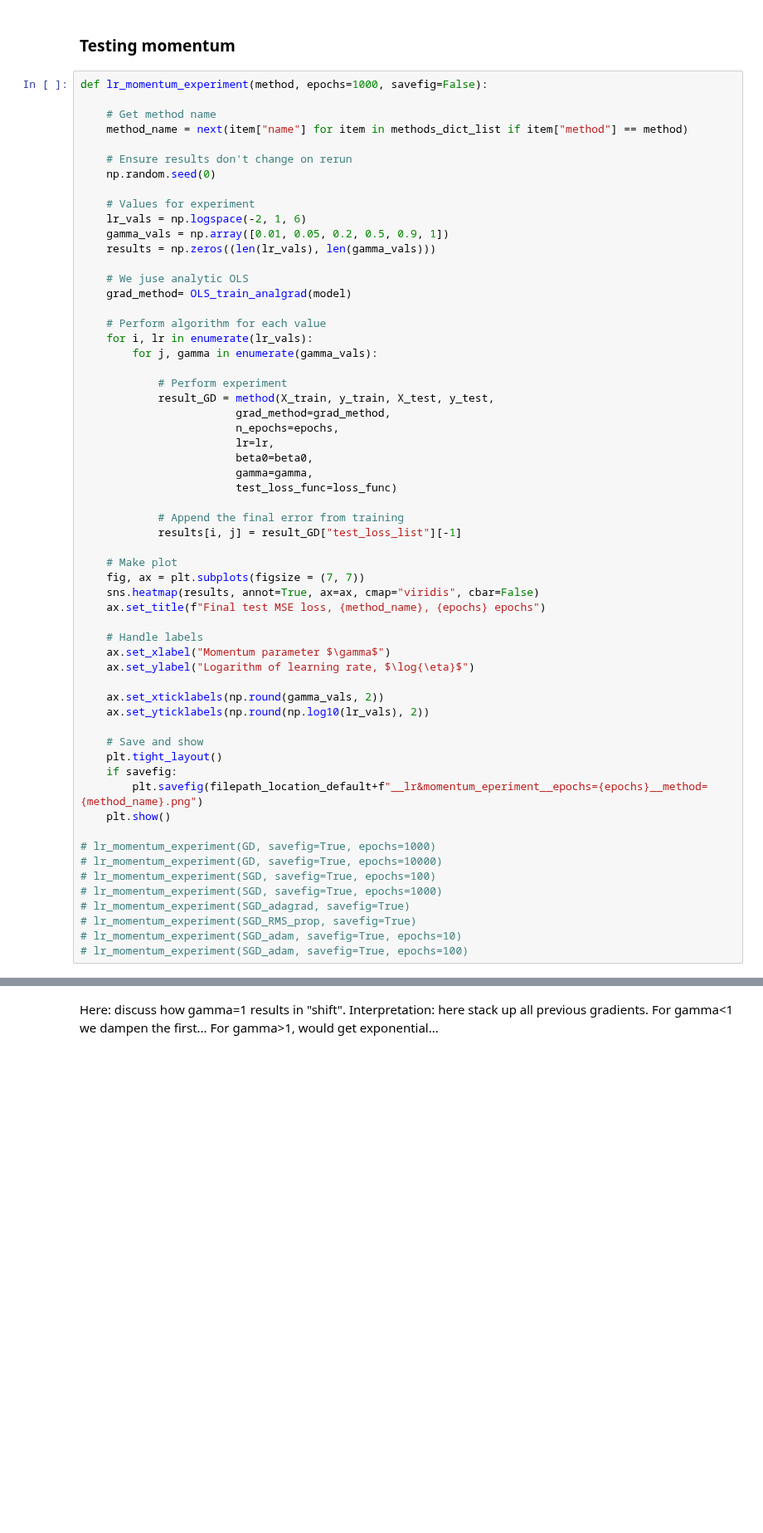
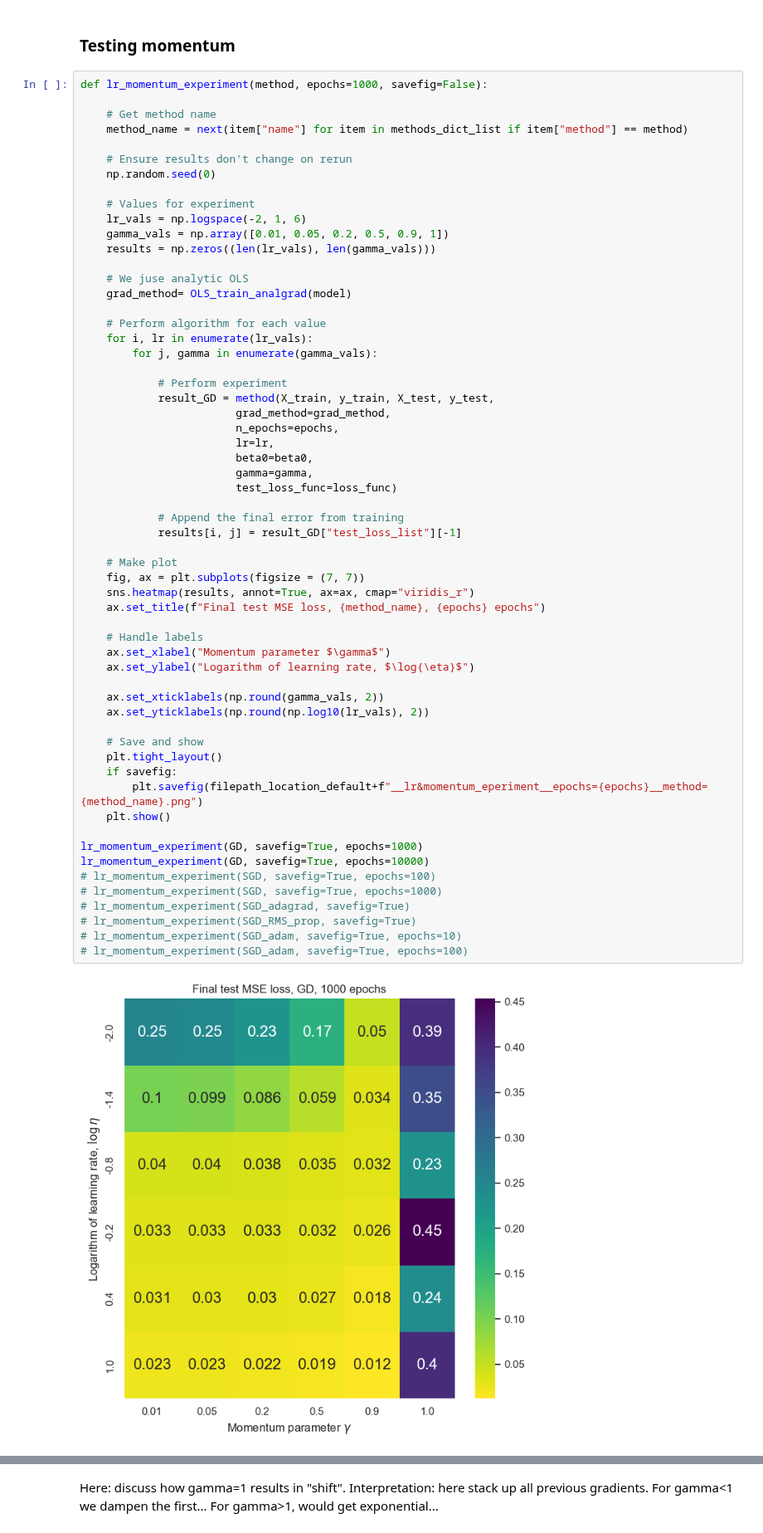
Before and after one commit to Trond01/Project2_FYS-STK4155, a Jupyter notebook: Runs/a.ipynb, the cells around one changed output, grey strips where cells are left out. Shown at 83% size. Drawn from its saved outputs; the diff is of its cells as text; blank space fills up the shorter version.

```diff
--- a/Runs/a.ipynb
+++ b/Runs/a.ipynb
@@ -157,33 +163,35 @@ def lr_momentum_experiment(method, epochs=1000, savefig=False):
                         beta0=beta0,
                         gamma=gamma,
                         test_loss_func=loss_func)
 
             # Append the final error from training
             results[i, j] = result_GD["test_loss_list"][-1]
 
     # Make plot
     fig, ax = plt.subplots(figsize = (7, 7))
-    sns.heatmap(results, annot=True, ax=ax, cmap="viridis", cbar=False)
+    sns.heatmap(results, annot=True, ax=ax, cmap="viridis_r")
     ax.set_title(f"Final test MSE loss, {method_name}, {epochs} epochs")
 
     # Handle labels
     ax.set_xlabel("Momentum parameter $\gamma$")
     ax.set_ylabel("Logarithm of learning rate, $\log{\eta}$")
 
     ax.set_xticklabels(np.round(gamma_vals, 2))
     ax.set_yticklabels(np.round(np.log10(lr_vals), 2))
 
     # Save and show
     plt.tight_layout()
     if savefig:
         plt.savefig(filepath_location_default+f"__lr&momentum_eperiment__epochs={epochs}__method={method_name}.png")
     plt.show()
 
-# lr_momentum_experiment(GD, savefig=True, epochs=1000)
-# lr_momentum_experiment(GD, savefig=True, epochs=10000)
+lr_momentum_experiment(GD, savefig=True, epochs=1000)
+lr_momentum_experiment(GD, savefig=True, epochs=10000)
 # lr_momentum_experiment(SGD, savefig=True, epochs=100)
 # lr_momentum_experiment(SGD, savefig=True, epochs=1000)
 # lr_momentum_experiment(SGD_adagrad, savefig=True)
 # lr_momentum_experiment(SGD_RMS_prop, savefig=True)
 # lr_momentum_experiment(SGD_adam, savefig=True, epochs=10)
 # lr_momentum_experiment(SGD_adam, savefig=True, epochs=100)
+# %% [output]
+[figure, added]
```
Also changed, not shown: parts of 6 cells of this notebook, 13 other files.
